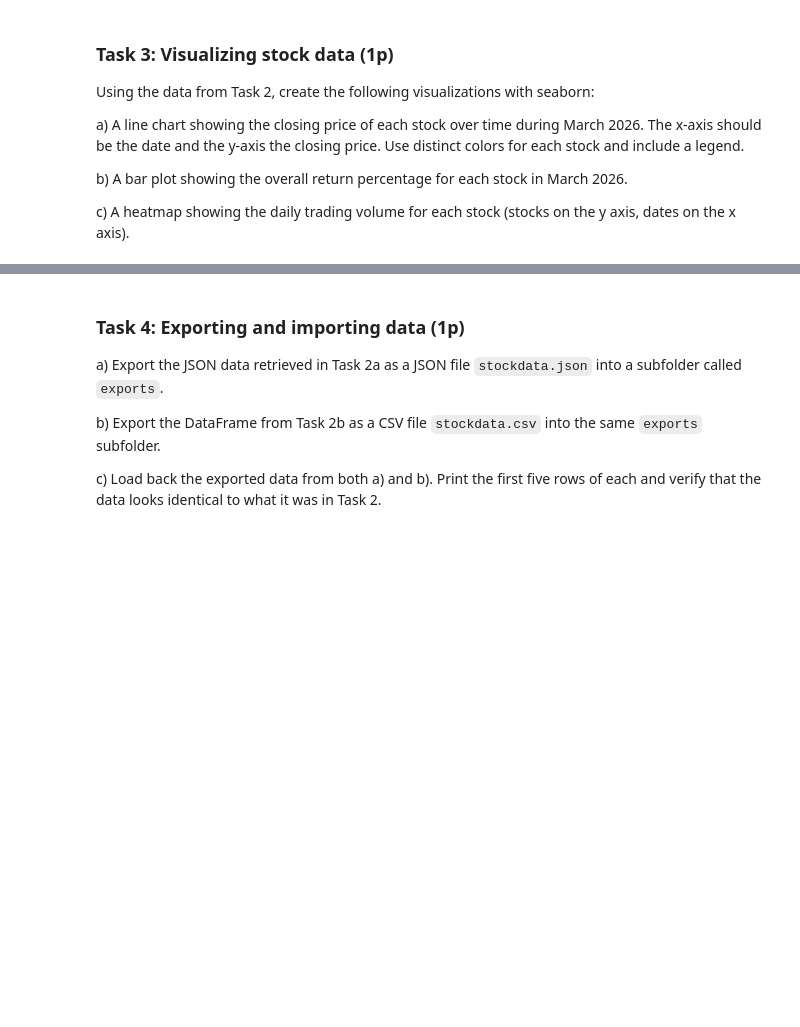
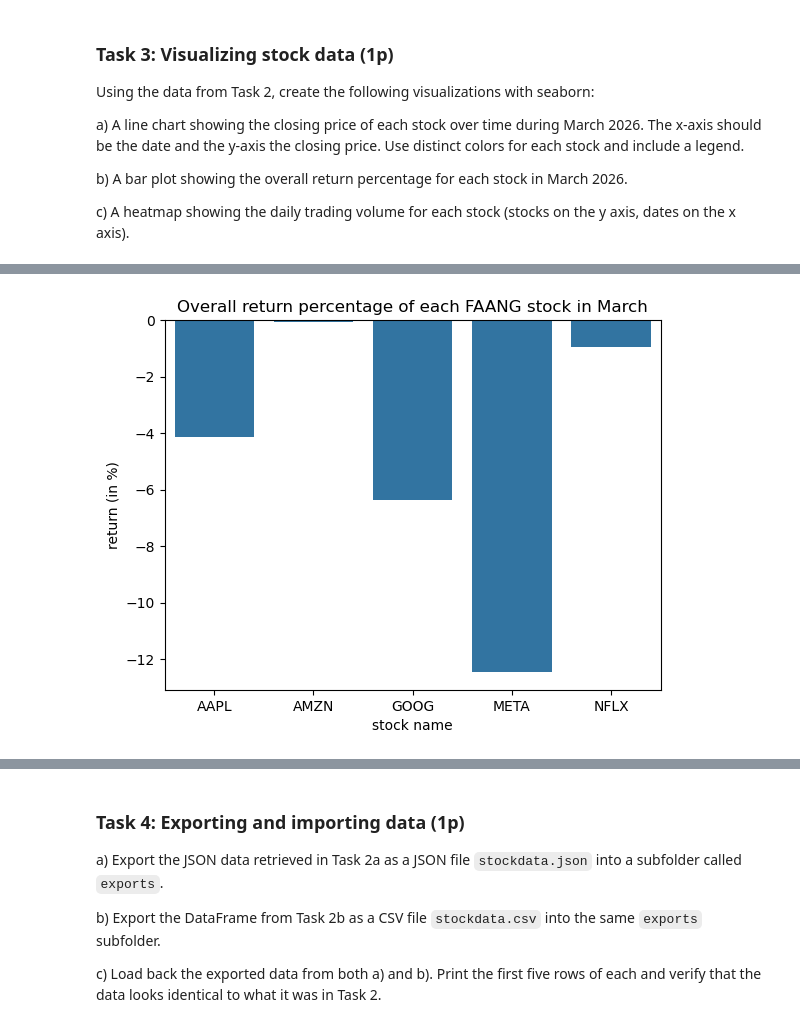
Before and after one commit to stavroulaalex/Python-BusinessIntelligence-Stav, a Jupyter notebook: assignments/assignment2/assignment2.ipynb, the cells around one changed output, grey strips where cells are left out. Drawn from its saved outputs; the diff is of its cells as text; code cells hidden in the pictures; blank space fills up the shorter version.

```diff
--- a/assignments/assignment2/assignment2.ipynb
+++ b/assignments/assignment2/assignment2.ipynb
@@ -161,0 +172,11 @@ c) A heatmap showing the daily trading volume for each stock (stocks on the y ax
+# %%
+#b)
+returns_df = pd.DataFrame.from_dict(returns, orient='index', columns=['return']) #turn the dictionary to a df
+returns_df = returns_df.reset_index().rename(columns={'index': 'symbol'})
+sns.barplot(data=returns_df, x='symbol' , y='return')
+plt.title('Overall return percentage of each FAANG stock in March')
+plt.ylabel('return (in %)')
+plt.xlabel('stock name')
+plt.show()
+# %% [output]
+[figure, added]
```
Also changed, not shown: parts of 5 cells of this notebook.
